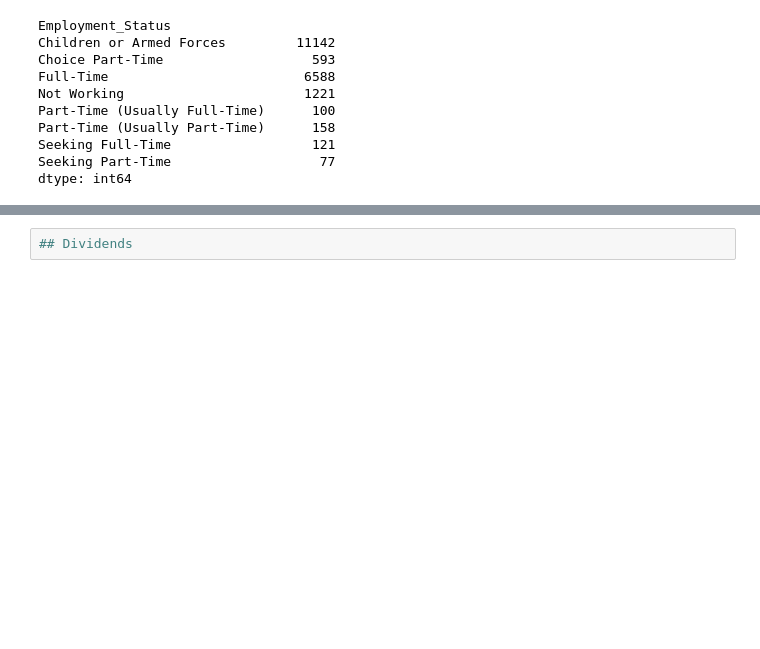
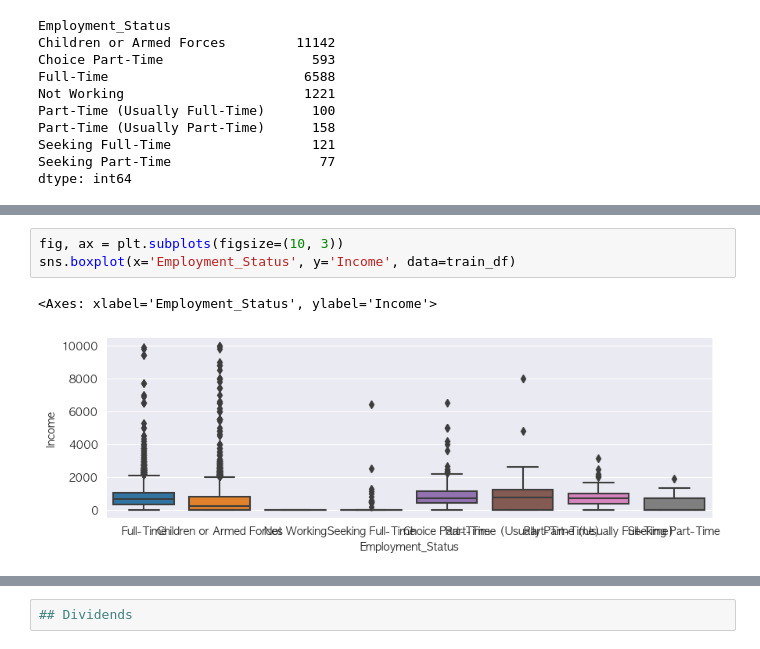
Before and after one commit to YoungjaeKang/dacon_income_forecast, a Jupyter notebook: 2. Model-1.ipynb, the cells around one changed output, grey strips where cells are left out. Saved outputs shown, nothing was run; the diff lists cells and outputs as text; blank space fills up the shorter version.

```diff
--- a/2. Model-1.ipynb
+++ b/2. Model-1.ipynb
@@ -284,0 +259,6 @@ dtype: int64
+# %%
+fig, ax = plt.subplots(figsize=(10, 3))
+sns.boxplot(x='Employment_Status', y='Income', data=train_df)
+# %% [output]
+<Axes: xlabel='Employment_Status', ylabel='Income'>
+[figure, added]
```
Also changed, not shown: parts of 64 cells of this notebook.
